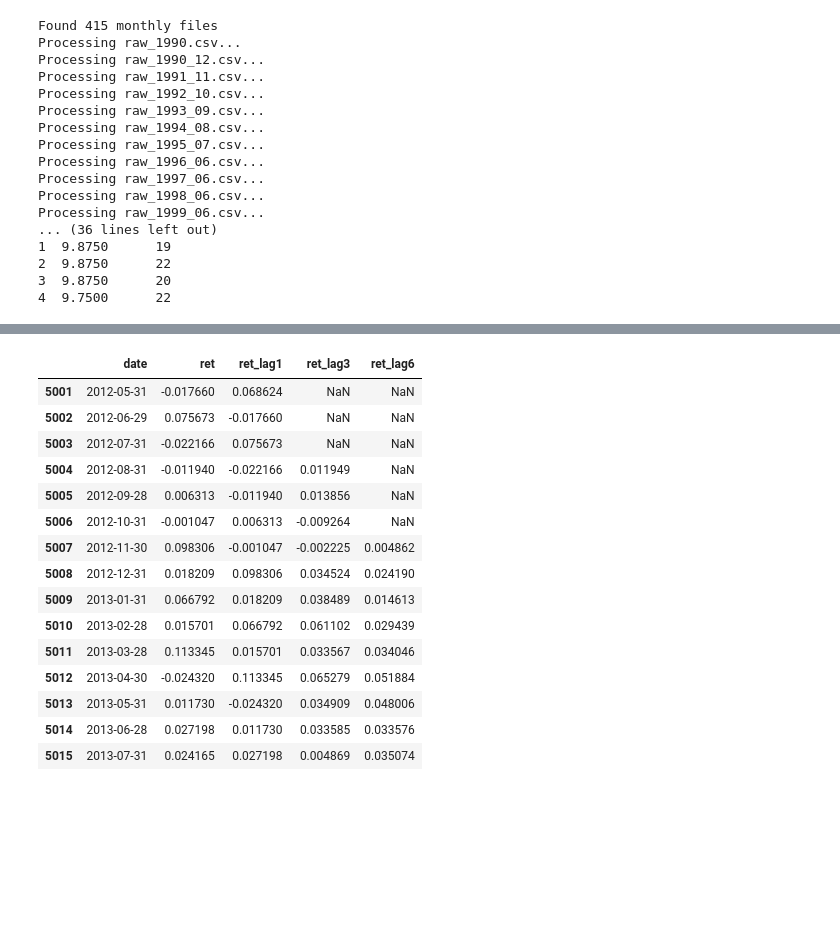
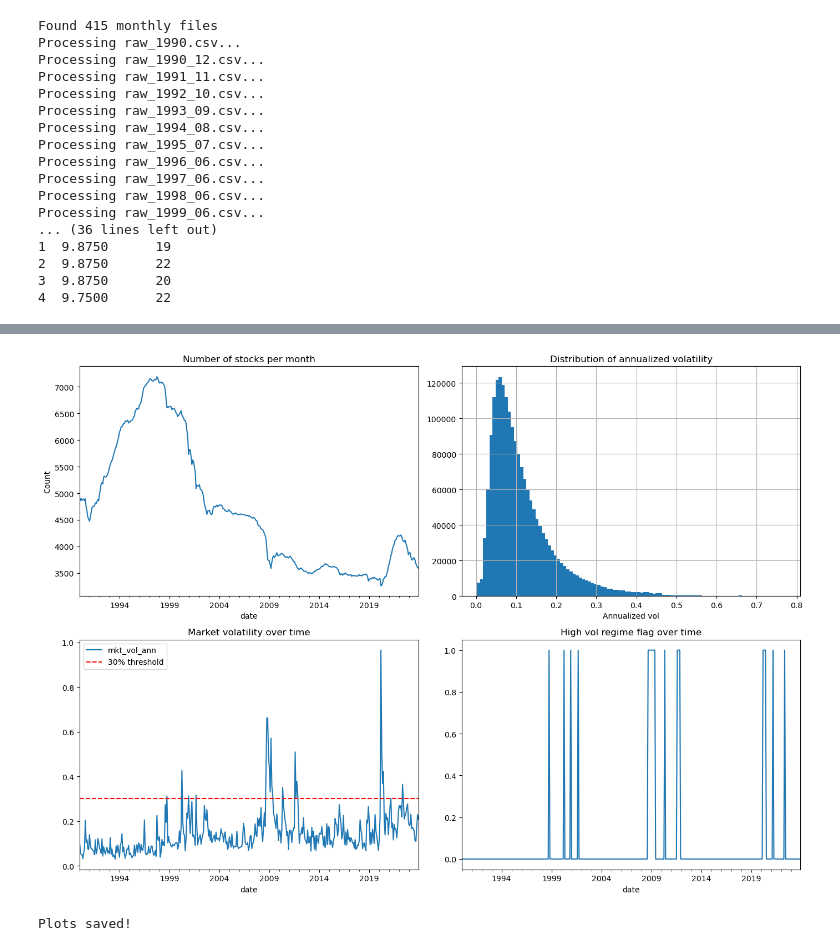
Before and after one commit to j-szymborski-dyrda/ai-finance-project, a Jupyter notebook: notebooks/1. data_pipeline.ipynb, the cells around one changed output, grey strips where cells are left out. Drawn from its saved outputs; the diff is of its cells as text; code cells hidden in the pictures; blank space fills up the shorter version.

Commit message:
Clean data

```diff
--- a/notebooks/1. data_pipeline.ipynb
+++ b/notebooks/1. data_pipeline.ipynb
@@ -290,0 +250,15 @@ df_m[[
+# %%
+df_monthly['real_vol_ann'] = df_monthly['real_vol_monthly'] * np.sqrt(12)
+df_monthly = df_monthly[df_monthly['n_days'] >= 15]
+df_monthly = df_monthly.merge(mkt_vol[['year_month', 'mkt_vol_ann']],
+                               on='year_month', how='left')
+df_monthly['high_vol_regime'] = df_monthly['mkt_vol_ann'] > 0.30
+df_monthly = df_monthly.sort_values(['permno', 'year_month']).reset_index(drop=True)
+df_monthly['real_vol_ann_lag1'] = df_monthly.groupby('permno')['real_vol_ann'].shift(1)
+df_monthly['real_vol_ann_lag2'] = df_monthly.groupby('permno')['real_vol_ann'].shift(2)
+df_monthly['real_vol_ann_lag3'] = df_monthly.groupby('permno')['real_vol_ann'].shift(3)
+
+print(f"Shape: {df_monthly.shape}")
+print(f"High vol regime months: {df_monthly[df_monthly['high_vol_regime']]['year_month'].nunique()}")
+print(f"Sample high vol months: {sorted(df_monthly[df_monthly['high_vol_regime']]['year_month'].unique())[:10]}")
+print(df_monthly[['permno', 'year_month', 'real_vol_ann', 'mkt_vol_ann', 'high_vol_regime', 'real_vol_ann_lag1']].head(5))
@@ -291,3 +458,35 @@ df_m[[
+# %%
+import matplotlib.pyplot as plt
+
+fig, axes = plt.subplots(2, 2, figsize=(14, 10))
+
+# Plot 1 — Stocks per month
+clean.groupby('date')['permno'].count().plot(
+    ax=axes[0,0], title='Number of stocks per month')
+axes[0,0].set_ylabel('Count')
+
+# Plot 2 — Vol distribution
+clean['real_vol_ann'].hist(bins=100, ax=axes[0,1])
+axes[0,1].set_title('Distribution of annualized volatility')
+axes[0,1].set_xlabel('Annualized vol')
+
+# Plot 3 — Market vol over time
+clean.groupby('date')['mkt_vol_ann'].first().plot(
+    ax=axes[1,0], title='Market volatility over time')
+axes[1,0].axhline(0.30, color='red', linestyle='--', label='30% threshold')
+axes[1,0].legend()
+
+# Plot 4 — High vol regime
+clean.groupby('date')['high_vol_regime'].first().astype(int).plot(
+    ax=axes[1,1], title='High vol regime flag over time')
+
+plt.tight_layout()
+plt.savefig('data/sanity_check_plots.png')
+plt.show()
+print("Plots saved!")
+# %% [output]
+[figure, added]
+Plots saved!
 # %%
 df_m["ret_lag3"] = (
     df_m.groupby("permno")["ret"]
@@ -304,30 +503,3 @@ df_m["ret_lag6"] = (
 )
 
 df_m["abs_ret_lag1"] = df_m.groupby("permno")["ret"].shift(1).abs()
-# %%
-stock = df_m[df_m["permno"] == 10026]
-
-stock[[
-    "date",
-    "ret",
-    "ret_lag1",
-    "ret_lag3",
-    "ret_lag6"
-]].head(15)
-# %% [output]
-|  | date | ret | ret_lag1 | ret_lag3 | ret_lag6 |
-| 5001 | 2012-05-31 | -0.017660 | 0.068624 | NaN | NaN |
-| 5002 | 2012-06-29 | 0.075673 | -0.017660 | NaN | NaN |
-| 5003 | 2012-07-31 | -0.022166 | 0.075673 | NaN | NaN |
-| 5004 | 2012-08-31 | -0.011940 | -0.022166 | 0.011949 | NaN |
-| 5005 | 2012-09-28 | 0.006313 | -0.011940 | 0.013856 | NaN |
-| 5006 | 2012-10-31 | -0.001047 | 0.006313 | -0.009264 | NaN |
-| 5007 | 2012-11-30 | 0.098306 | -0.001047 | -0.002225 | 0.004862 |
-| 5008 | 2012-12-31 | 0.018209 | 0.098306 | 0.034524 | 0.024190 |
-| 5009 | 2013-01-31 | 0.066792 | 0.018209 | 0.038489 | 0.014613 |
-| 5010 | 2013-02-28 | 0.015701 | 0.066792 | 0.061102 | 0.029439 |
-| 5011 | 2013-03-28 | 0.113345 | 0.015701 | 0.033567 | 0.034046 |
-| 5012 | 2013-04-30 | -0.024320 | 0.113345 | 0.065279 | 0.051884 |
-| 5013 | 2013-05-31 | 0.011730 | -0.024320 | 0.034909 | 0.048006 |
-| 5014 | 2013-06-28 | 0.027198 | 0.011730 | 0.033585 | 0.033576 |
-| 5015 | 2013-07-31 | 0.024165 | 0.027198 | 0.004869 | 0.035074 |
```
Also changed, not shown: parts of 28 cells of this notebook.
